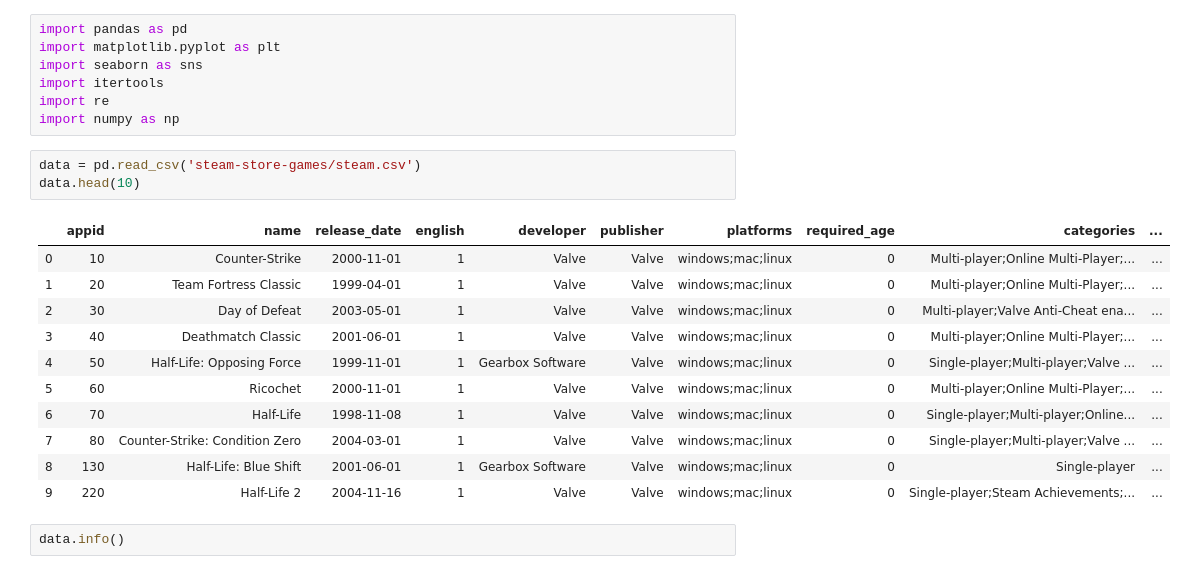
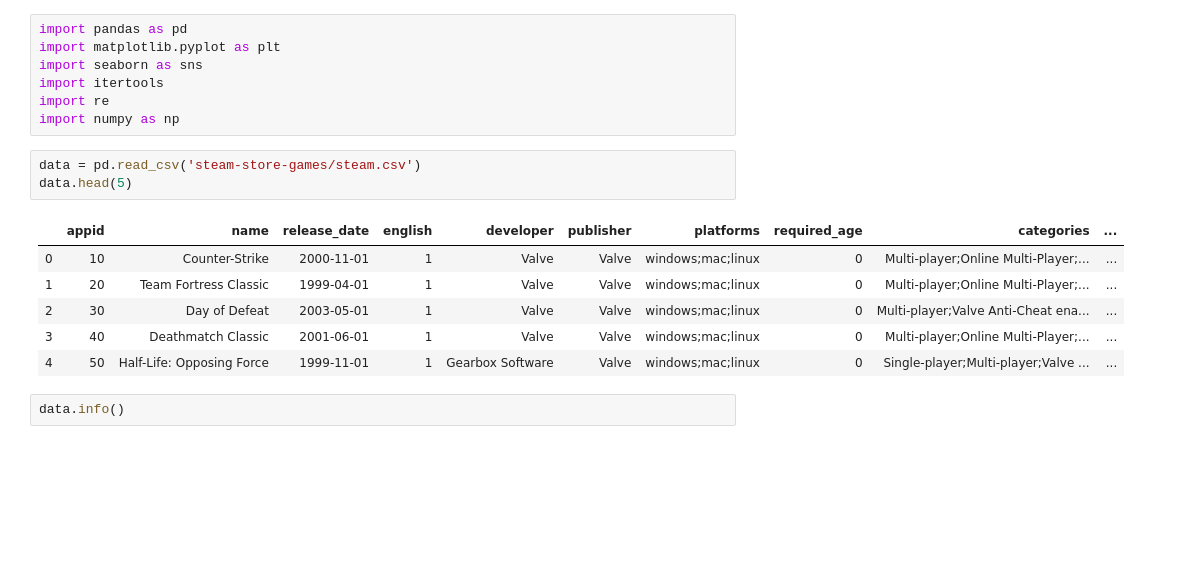
Before and after one commit to mharitsnf/Intro-to-AI-ML, a Jupyter notebook: Steam Sales.ipynb, the cells around one changed output. Saved outputs shown, nothing was run; the diff lists cells and outputs as text; blank space fills up the shorter version.

```diff
--- a/Steam Sales.ipynb
+++ b/Steam Sales.ipynb
@@ -7,19 +7,14 @@ import re
 import numpy as np
 # %%
 data = pd.read_csv('steam-store-games/steam.csv')
-data.head(10)
+data.head(5)
 # %% [output]
 |  | appid | name | release_date | english | developer | publisher | platforms | required_age | categories | ... |
 | 0 | 10 | Counter-Strike | 2000-11-01 | 1 | Valve | Valve | windows;mac;linux | 0 | Multi-player;Online Multi-Player;... | ... |
 | 1 | 20 | Team Fortress Classic | 1999-04-01 | 1 | Valve | Valve | windows;mac;linux | 0 | Multi-player;Online Multi-Player;... | ... |
 | 2 | 30 | Day of Defeat | 2003-05-01 | 1 | Valve | Valve | windows;mac;linux | 0 | Multi-player;Valve Anti-Cheat ena... | ... |
 | 3 | 40 | Deathmatch Classic | 2001-06-01 | 1 | Valve | Valve | windows;mac;linux | 0 | Multi-player;Online Multi-Player;... | ... |
 | 4 | 50 | Half-Life: Opposing Force | 1999-11-01 | 1 | Gearbox Software | Valve | windows;mac;linux | 0 | Single-player;Multi-player;Valve ... | ... |
-| 5 | 60 | Ricochet | 2000-11-01 | 1 | Valve | Valve | windows;mac;linux | 0 | Multi-player;Online Multi-Player;... | ... |
-| 6 | 70 | Half-Life | 1998-11-08 | 1 | Valve | Valve | windows;mac;linux | 0 | Single-player;Multi-player;Online... | ... |
-| 7 | 80 | Counter-Strike: Condition Zero | 2004-03-01 | 1 | Valve | Valve | windows;mac;linux | 0 | Single-player;Multi-player;Valve ... | ... |
-| 8 | 130 | Half-Life: Blue Shift | 2001-06-01 | 1 | Gearbox Software | Valve | windows;mac;linux | 0 | Single-player | ... |
-| 9 | 220 | Half-Life 2 | 2004-11-16 | 1 | Valve | Valve | windows;mac;linux | 0 | Single-player;Steam Achievements;... | ... |
 # %%
 data.info()
 # %% [output]
```
Also changed, not shown: parts of 10 cells of this notebook, 9 other files.
